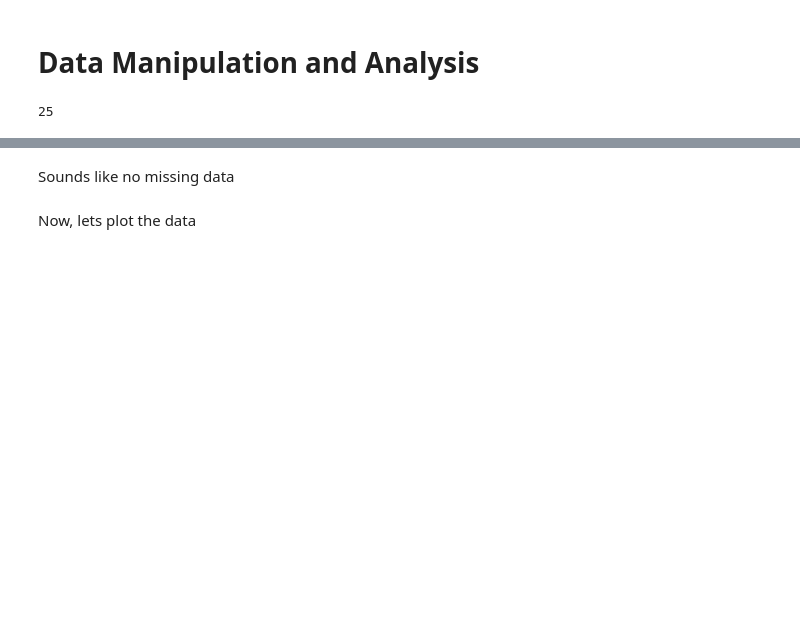
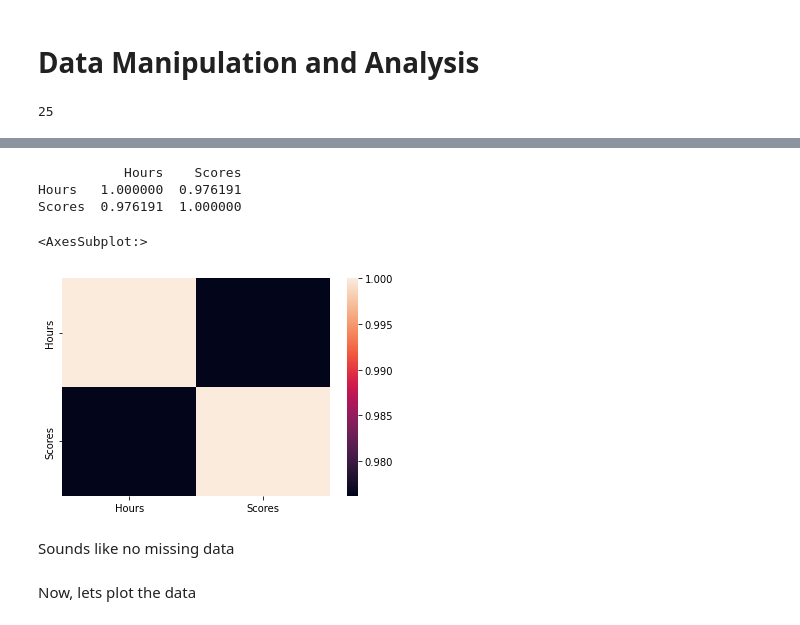
Before and after one commit to bannu0snake/linear_regression, a Jupyter notebook: task-1.ipynb, the cells around one changed output, grey strips where cells are left out. Cells and saved outputs as stored; diff of their text form; code cells hidden in the pictures; blank space fills up the shorter version.

```diff
--- a/task-1.ipynb
+++ b/task-1.ipynb
@@ -70,3 +90,14 @@ dtype: int64
+# %%
+# checking linearity or the correlation among the varaibles for good fit
+print(df.corr())
+# correlation map
+sns.heatmap(df.corr())
+# %% [output]
+           Hours    Scores
+Hours   1.000000  0.976191
+Scores  0.976191  1.000000
+<AxesSubplot:>
+[figure, added]
 # %% [markdown]
 Sounds like no missing data
 # %% [markdown]
```
Also changed, not shown: parts of 6 cells of this notebook.
